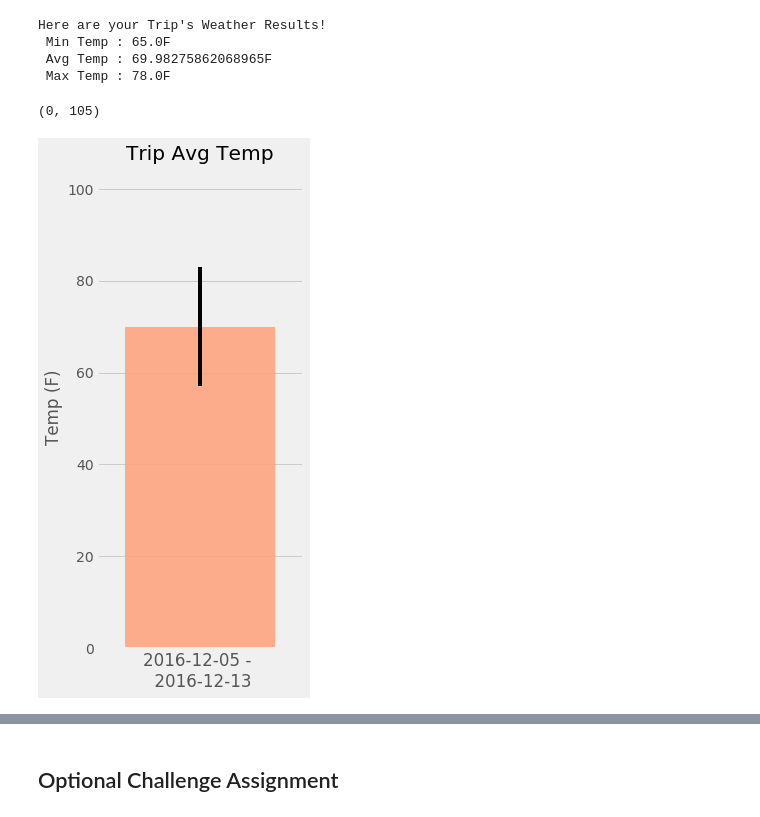
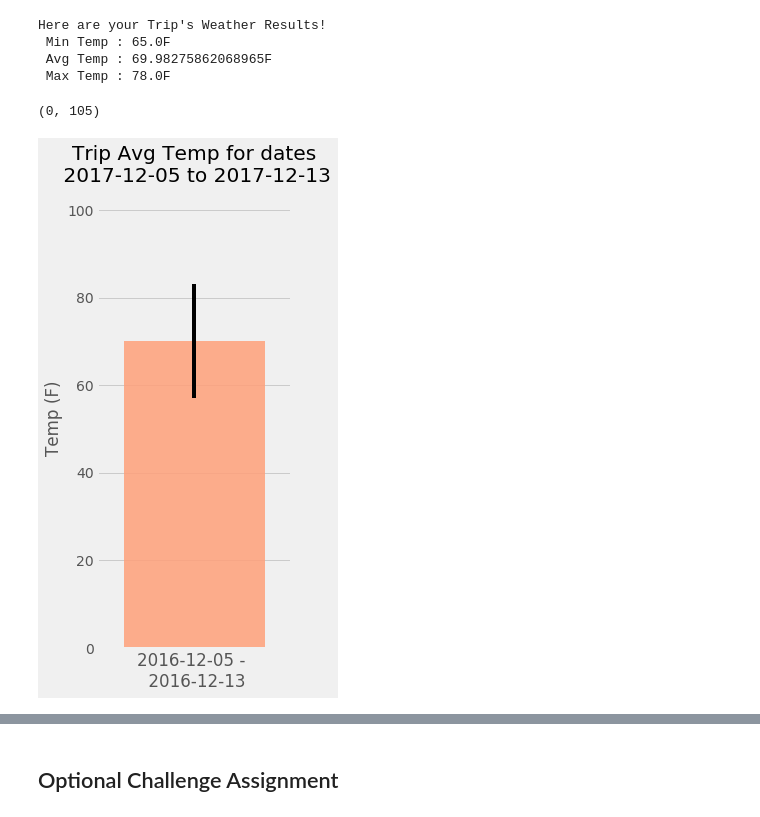
Before and after one commit to sheetalbongale/SQL-Alchemy-Challenge, a Jupyter notebook: hawaii_climate_analysis.ipynb, the cells around one changed output, grey strips where cells are left out. Saved outputs shown, nothing was run; the diff lists cells and outputs as text; code cells hidden in the pictures.

```diff
--- a/hawaii_climate_analysis.ipynb
+++ b/hawaii_climate_analysis.ipynb
@@ -226,9 +226,10 @@ print(calc_temps("2012-02-28", "2012-03-05"))
 # %%
 # Use your previous function `calc_temps` to calculate the tmin, tavg, and tmax
 # for your trip using the previous year's data for those same dates.
-my_trip_start = "2016-12-05"
-my_trip_end = "2016-12-13"
-trip_dates = "2016-12-05 - \n 2016-12-13"
+trip_start = "2016-12-05"
+trip_end = "2016-12-13"
+trip_dates = "2017-12-05 to 2017-12-13"
+prev_year = "2016-12-05 - \n 2016-12-13"
 
 temps = calc_temps(trip_start, trip_end)
 temp_min, temp_avg, temp_max = temps[0]
@@ -245,21 +246,21 @@ Here are your Trip's Weather Results!
 # %%
 # Plot the results from your previous query as a bar chart.
 # Use "Trip Avg Temp" as your Title
 # Use the average temperature for the y value
 # Use the peak-to-peak (tmax-tmin) value as the y error bar (yerr)
 error = temp_max - temp_min
 xpos = 1
 height = temp_avg
 plt.figure(figsize=(4, 8))
 plt.bar(xpos, height, yerr=error, alpha=0.85, color="lightsalmon")
-plt.title("Trip Avg Temp")
-plt.xlabel(f"{trip_dates}")
+plt.title(f"Trip Avg Temp for dates\n {trip_dates}")
+plt.xlabel(f"{prev_year}")
 plt.ylabel("Temp (F)")
 plt.xticks([])
 plt.yticks(np.arange(0, 120, 20))
 plt.tight_layout()
 plt.xlim(0.45, 1.55)
 plt.ylim(0, 105)
 # %% [output]
 (0, 105)
-[figure, old version]
+[figure, new version]
```
Also changed, not shown: parts of 2 cells of this notebook, 1 other file.
